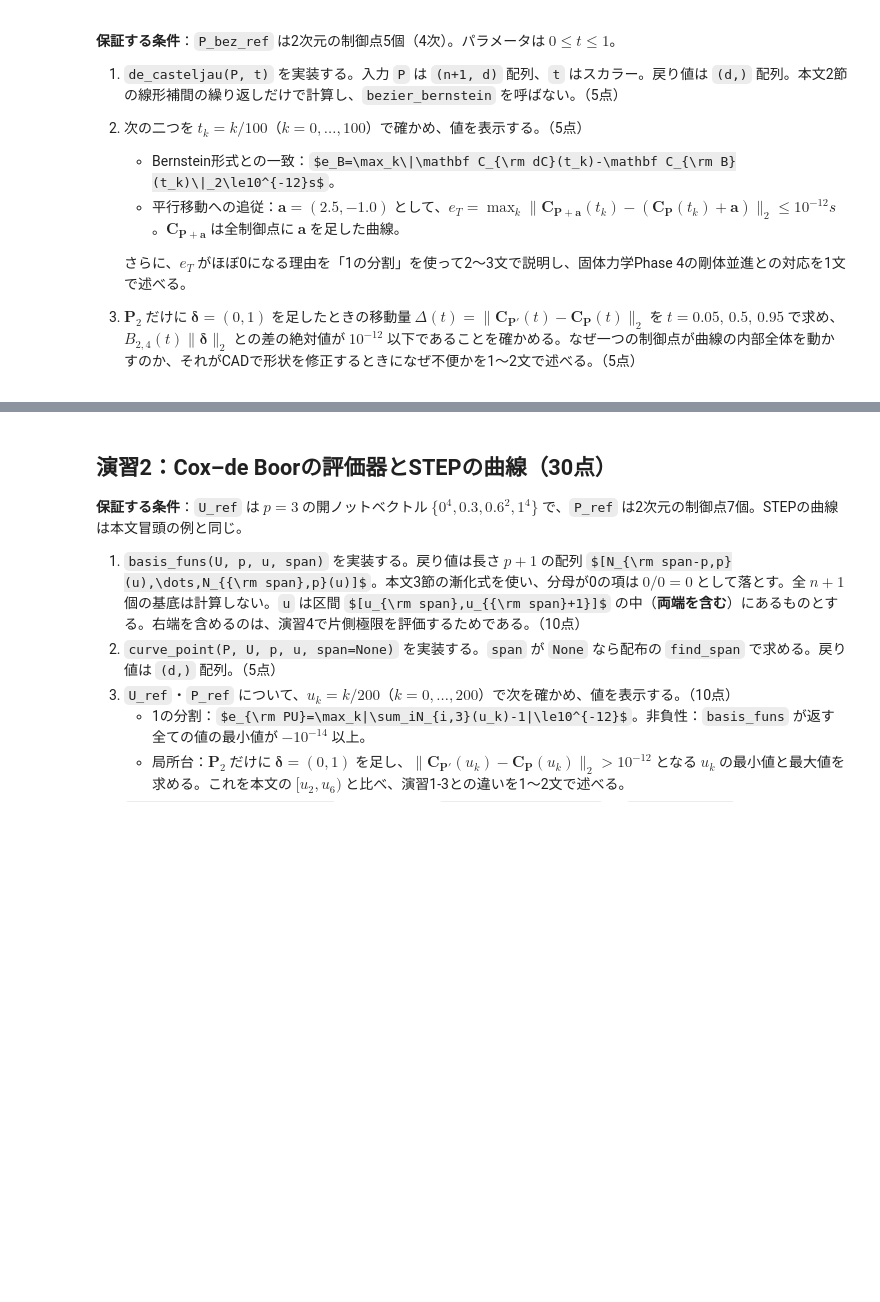
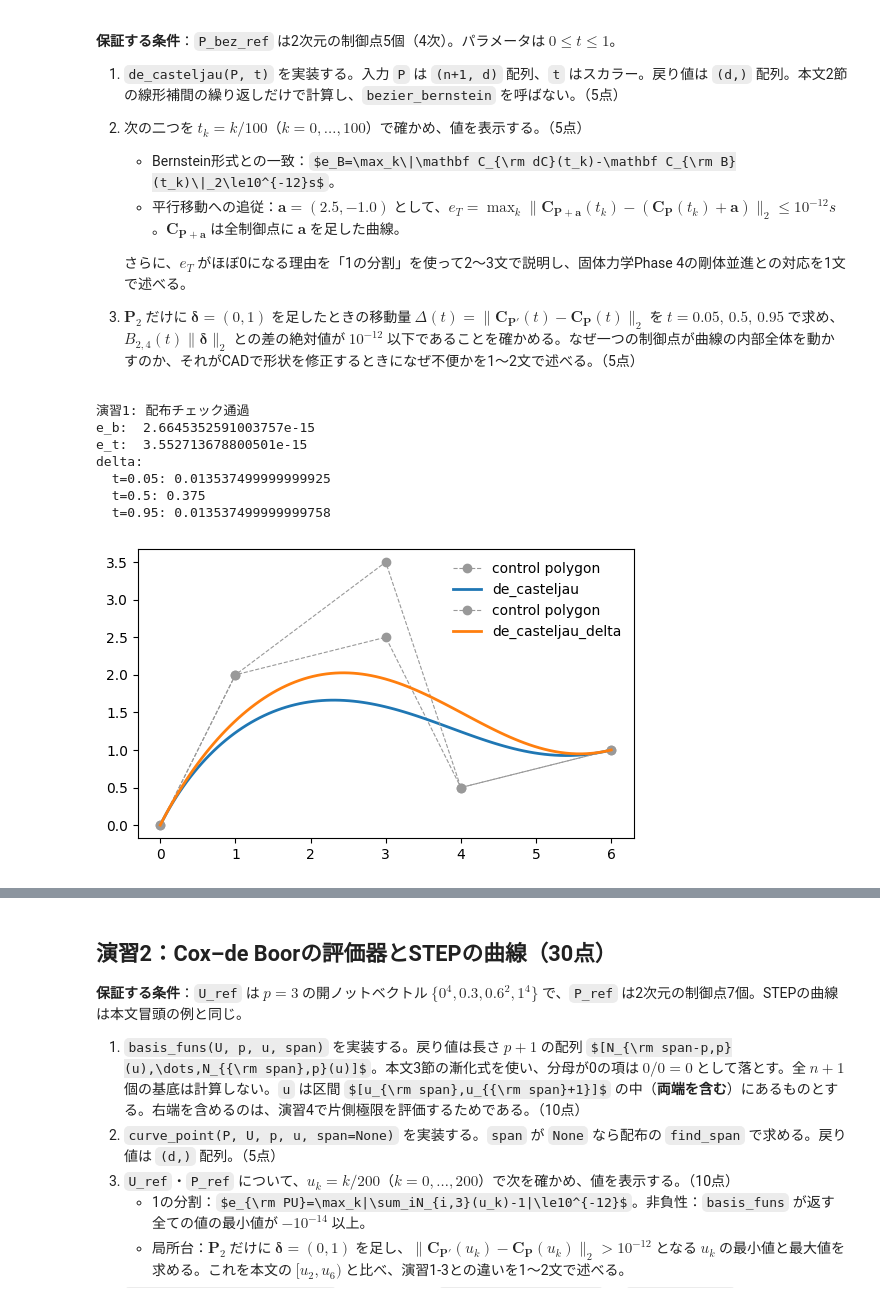
Before and after one commit to meshitaro0/cae-lab, a Jupyter notebook: notebooks/cad/Phase1.ipynb, the cells around one changed output, grey strips where cells are left out. Saved outputs shown, nothing was run; the diff lists cells and outputs as text; code cells hidden in the pictures; some formulas as TeX source; blank space fills up the shorter version.

```diff
--- a/notebooks/cad/Phase1.ipynb
+++ b/notebooks/cad/Phase1.ipynb
@@ -120,22 +120,63 @@ def check_when_ready(label, test):
 # %%
 P_bez_ref = np.array([[0., 0.], [1., 2.], [3., 2.5], [4., 0.5], [6., 1.]])
 
 def de_casteljau(P, t):
     P = check_points(P)
     if not (0.0 <= t <= 1.0):
         raise ValueError("t は [0, 1] の範囲が必要です")
     # TODO: 線形補間の繰り返しで C(t) を計算し、(d,) 配列を返す。
-    raise NotImplementedError
+    C = P.copy()
+    for _ in range(len(P)-1):
+        C = (1.0 - t) * C[:-1] + t * C[1:]
+    return C[0]
 
 def check_de_casteljau():
     a, b = np.array([1., 2.]), np.array([3., -1.])
     line = np.array([a + b * i / 3 for i in range(4)])   # 直線上に等間隔に並べた制御点
     for t in (0.0, 0.3, 1.0):
         assert np.allclose(de_casteljau(line, t), a + b * t, atol=1e-12, rtol=0)
 
 check_when_ready("演習1", check_de_casteljau)
 
 # TODO: 小問2・3の実験。
+t = np.linspace(0, 1, 101)
+a = np.array([2.5, -1.0])
+s = scale_of(P_bez_ref)
+C_dc = np.array([de_casteljau(P_bez_ref, ti) for ti in t])
+C_b = np.array([bezier_bernstein(P_bez_ref, ti) for ti in t])
+e_b = np.max(np.linalg.norm(C_dc - C_b, axis=1))
+assert e_b <= s * 1e-12
+C_pa = np.array([de_casteljau(P_bez_ref + a, ti) for ti in t])
+e_t = np.max(np.linalg.norm(C_pa - C_dc - a, axis=1))
+assert e_t <= s * 1e-12
+print("e_b: ", e_b)
+print("e_t: ", e_t)
+
+t_eval = np.array([0.05, 0.5, 0.95])
+delta = np.zeros_like(P_bez_ref)
+delta[2] += np.array([0.0, 1.0])
+C_delta = np.array([de_casteljau(P_bez_ref + delta, ti) for ti in t])
+dC = np.linalg.norm(C_delta - C_dc, axis=1)
+idx = [np.argmin(np.abs(t - ti)) for ti in t_eval]
+dC_eval = dC[idx]
+print("delta:")
+n, i = 4, 2
+for j, tj in enumerate(t_eval):
+    print(f"  t={tj}: {dC_eval[j]}")
+    assert np.abs(dC_eval[j] - comb(n, i) * tj**2 * (1 - tj)**(n - i) * np.linalg.norm(delta[2])) <= 1e-12
+
+ax = plot_curve(P_bez_ref, C_dc, label="de_casteljau")
+ax = plot_curve(P_bez_ref + delta, C_delta, label="de_casteljau_delta")
+plt.show()
+# %% [output]
+演習1: 配布チェック通過
+e_b:  2.6645352591003757e-15
+e_t:  3.552713678800501e-15
+delta:
+  t=0.05: 0.013537499999999925
+  t=0.5: 0.375
+  t=0.95: 0.013537499999999758
+[figure, added]
 # %% [markdown]
 ### 演習1 答案
 
```
Also changed, not shown: parts of 9 cells of this notebook, 1 other file.
